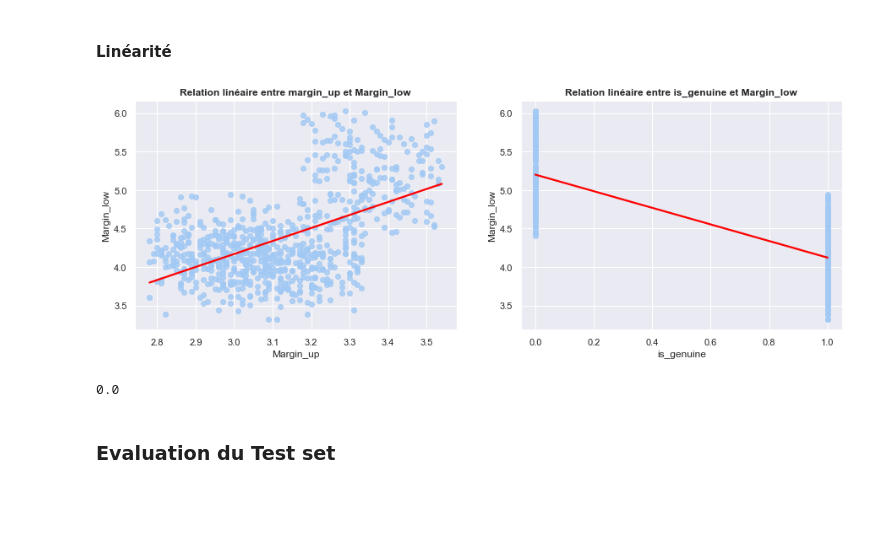
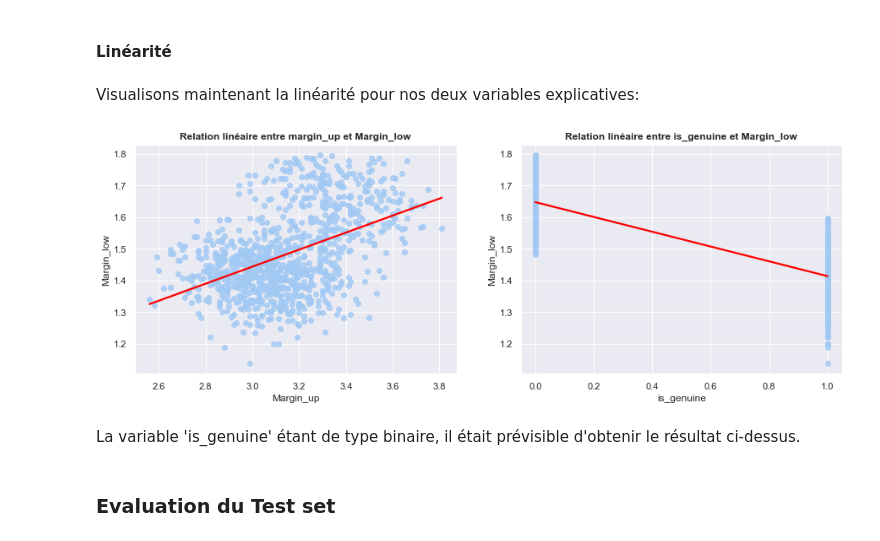
Before and after one commit to datadosreis/Detection-de-faux-billets, a Jupyter notebook: Sandbox_P10.ipynb, the cells around one changed output. Cells and saved outputs as stored; diff of their text form; code cells hidden in the pictures; blank space fills up the shorter version.

```diff
--- a/Sandbox_P10.ipynb
+++ b/Sandbox_P10.ipynb
@@ -369,0 +368,5 @@ plt.show()
+# %%
+# Identifier les leviers supérieurs au seuil
+leviers_influents = X_train[X_train['levier'] > seuil_levier].index
+print(leviers_influents.shape[0], "leviers supérieurs au seuil.")
+print(round(leviers_influents.shape[0] / X_train.shape[0] * 100,2),"% du training set.")
@@ -384,3 +390,8 @@ plt.plot([0, 1025], [-seuil_rstudent, -seuil_rstudent], color='r')
 plt.show()
 # %% [output]
 [figure]
+# %%
+# Identifier les résidus studentisés supérieurs au seuil
+rstudents_influents = X_train[np.abs(X_train['rstudent']) > seuil_rstudent].index
+print(rstudents_influents.shape[0], "résidus studentisés supérieurs au seuil.")
+print(round(rstudents_influents.shape[0] / X_train.shape[0] * 100,2),"% du training set.")
@@ -400,3 +416,8 @@ plt.plot([0, 1025], [seuil_dcook, seuil_dcook], color='r')
 plt.show()
 # %% [output]
 [figure]
+# %%
+# Identifier les observations influentes
+dcooks_influents = X_train[X_train['dcooks'] > seuil_dcook].index
+print(dcooks_influents.shape[0], "observations influentes.")
+print(round(dcooks_influents.shape[0] / X_train.shape[0] * 100,2),"% du training set.")
@@ -414,0 +431,11 @@ X_train_clean = X_train_clean.drop(["obs", "levier", "rstudent", "dcooks"], axis
+# %%
+# Obtenir les index à supprimer
+index_a_supprimer = list(set(leviers_influents) & set(dcooks_influents)) + list(set(rstudents_influents) & set(dcooks_influents))
+print(len(set(index_a_supprimer)),"observations atypiques et influentes supprimées.")
+
+# Supprimer les valeurs de X_train
+X_train_clean = X_train.drop(index_a_supprimer, axis=0)
+y_train_clean = y_train.drop(index_a_supprimer, axis=0)
+
+# Suppression des colonnes inutiles
+X_train_clean = X_train_clean.drop(["obs", "levier", "rstudent", "dcooks"], axis=1)
@@ -602,27 +651,27 @@ Les coéfficients sont inférieurs à 10, il n'y a donc <b>pas de problème de c
 </div>
 # %% [markdown]
 #### Linéarité
+# %% [markdown]
+Visualisons maintenant la linéarité pour nos deux variables explicatives:
 # %%
 # Création d'une figure avec deux sous-graphiques côte à côte
 fig, axs = plt.subplots(ncols=2, figsize=(15, 5))
 
 # Scatterplot de margin_up vs margin_low avec ligne de régression
-sns.regplot(X_train_clean["margin_up"], y_train_clean, ax=axs[0],ci=None, line_kws={'color': 'red'})
+sns.regplot(X_train_clean["margin_up"], y_train_clean_log, ax=axs[0],ci=None, line_kws={'color': 'red'})
 axs[0].set(xlabel='Margin_up', ylabel='Margin_low')
 axs[0].set_title('Relation linéaire entre margin_up et Margin_low',fontweight='bold')
 
 # Scatterplot de is_genuine vs margin_low avec ligne de régression
-sns.regplot(X_train_clean["is_genuine"], y_train_clean, ax=axs[1],ci=None, line_kws={'color': 'red'})
+sns.regplot(X_train_clean["is_genuine"], y_train_clean_log, ax=axs[1],ci=None, line_kws={'color': 'red'})
 axs[1].set(xlabel='is_genuine', ylabel='Margin_low')
 axs[1].set_title('Relation linéaire entre is_genuine et Margin_low',fontweight='bold')
 
 plt.show()
 # %% [output]
-[figure, old version]
+[figure, new version]
-# %%
-model.resid.sum().round(2)
-# %% [output]
-0.0
+# %% [markdown]
+La variable 'is_genuine' étant de type binaire, il était prévisible d'obtenir le résultat ci-dessus.
 # %% [markdown]
 ### Evaluation du Test set
 # %%
```
Also changed, not shown: parts of 55 cells of this notebook.
